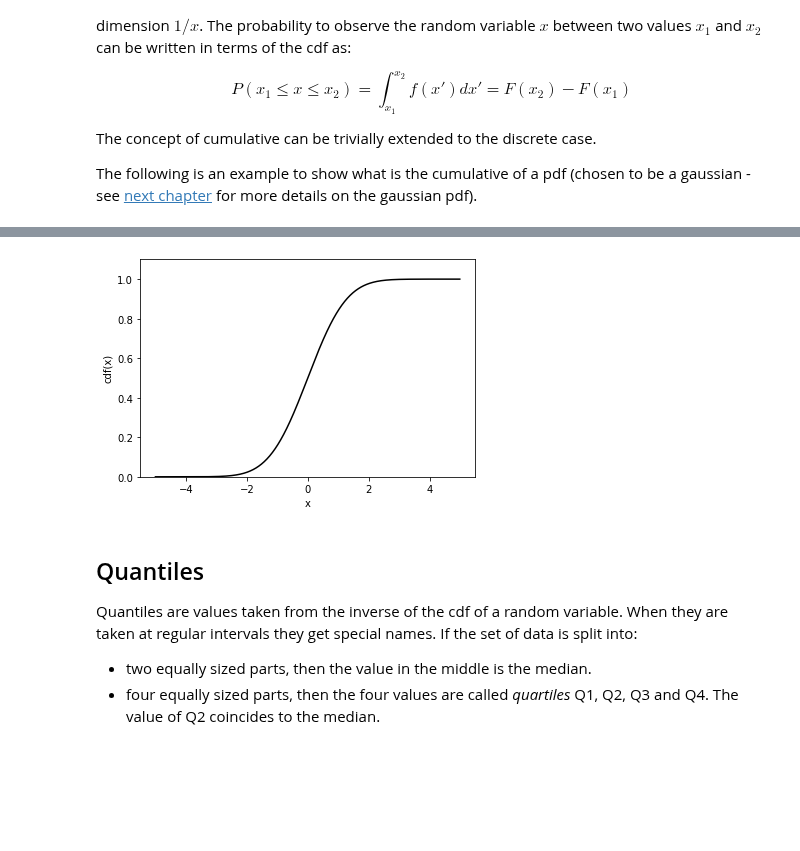
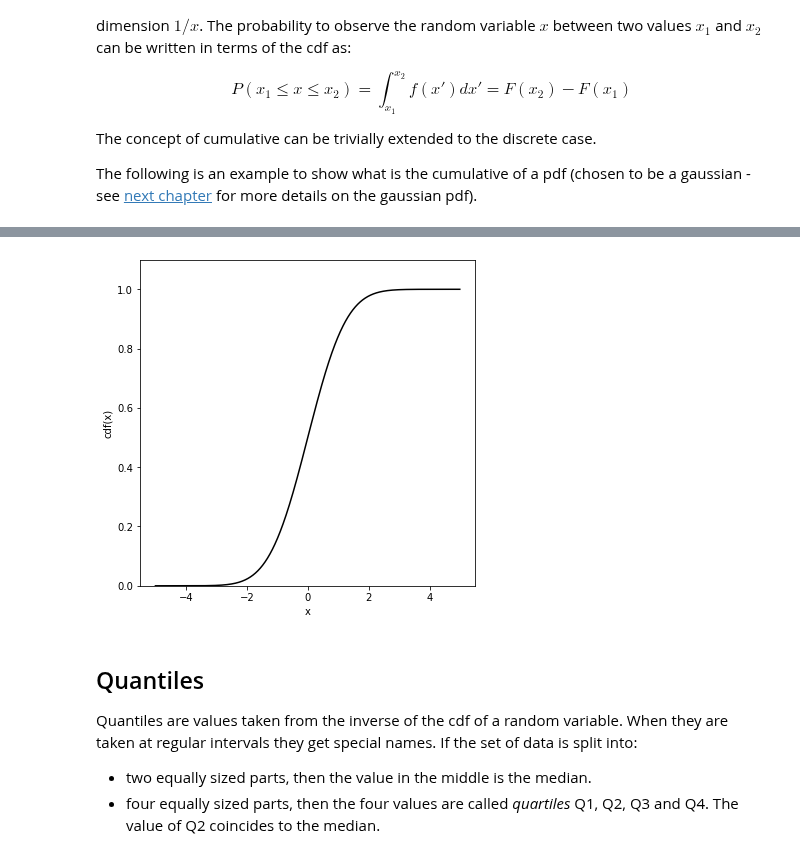
Before and after one commit to mdonega/hep-datanalysis-jb, a Jupyter notebook: book/probability.ipynb, the cells around one changed output, grey strips where cells are left out. Saved outputs shown, nothing was run; the diff lists cells and outputs as text; code cells hidden in the pictures; blank space fills up the shorter version.

```diff
--- a/book/probability.ipynb
+++ b/book/probability.ipynb
@@ -490,13 +490,13 @@ plt.show()
 # %%
-fig, ax = plt.subplots()
+fig, ax = plt.subplots(figsize=[6,6])
 ax.set_xlabel('x')
 ax.set_ylabel('cdf(x)')
 x= np.arange(-5,5,0.01) # range of the x axis
 ax.plot(x, norm.cdf(x), 'black')
 ax.set_ylim(0,1.1)
 plt.show()
 # %% [output]
-[figure, old version]
+[figure, new version]
 # %% [markdown]
 ## Quantiles
 
```
Also changed, not shown: parts of 11 cells of this notebook, 10 other files.
